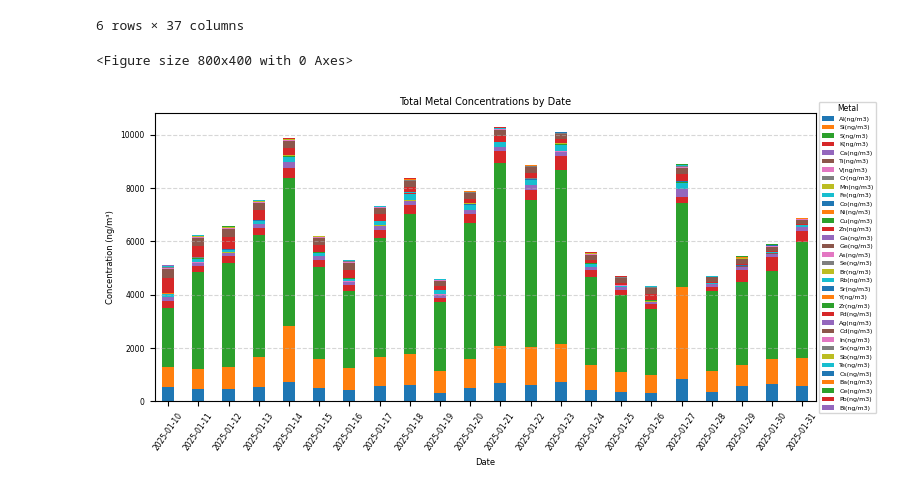
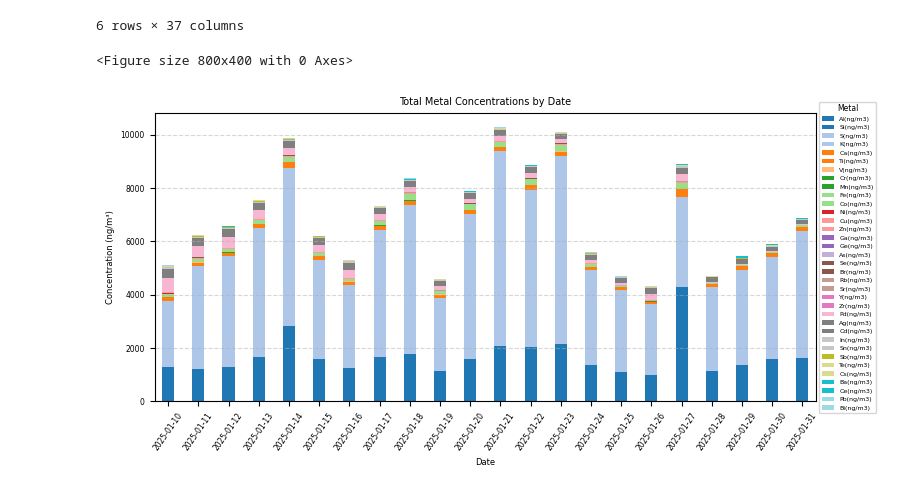
Before and after one commit to hyen0322/Data, a Jupyter notebook: Data Anlysis.ipynb, the cells around one changed output. Drawn from its saved outputs; the diff is of its cells as text; code cells hidden in the pictures.

```diff
--- a/Data Anlysis.ipynb
+++ b/Data Anlysis.ipynb
@@ -89,31 +89,37 @@ df_total = df_avg_all[df_avg_all['TimePeriod'] == 'Total'].copy()
 # %%
 import matplotlib.pyplot as plt # 그래프 라이브러리
 
-# Total 누적 막대 그래프 생성
-plt.figure(figsize=(8,4)) #그래프 전체 크기 지정 코드
-
+# Total 누적 막대 그래프
+plt.figure(figsize=(8,4)) # 그래프 크기 설정
 
 df_total.set_index('Date')[metal_columns].plot(
     kind='bar', # 막대 그래프
     stacked=True, # 누적 그래프 설정
-    figsize=(8, 4), #그래프 크기 지정 인자
-    width=0.4) #막대 너비 설정
+    figsize=(8, 4),
+    width=0.4, # 막대 너비 설정
+    colormap='tab20') # 컬러맵 설정
 
 plt.title("Total Metal Concentrations by Date", fontsize=7)
 plt.xlabel("Date", fontsize=6)
 plt.ylabel("Concentration (ng/m³)", fontsize=6)
 plt.xticks(rotation=55, fontsize=5.5)
 plt.yticks(fontsize=5.5)
 
 # 범례(금속 이름) 설정
 plt.legend(loc='center left',
            bbox_to_anchor=(1, 0.5),
-           fontsize=4.5, title='Metal',
+           fontsize=4.5,
+           title='Metal',
            title_fontsize=5.5)
+
+# 그리드 설정
 plt.grid(axis='y', linestyle='--', alpha=0.5)
-plt.tight_layout() # 레이아웃 자동 정렬
 
+# 레이아웃 자동 정렬
+plt.tight_layout()
+
+# 결과 출력
 plt.show() # 결과 출력
 # %% [output]
 <Figure size 800x400 with 0 Axes>
-[figure, old version]
+[figure, new version]
```
Also changed, not shown: parts of 5 cells of this notebook.
